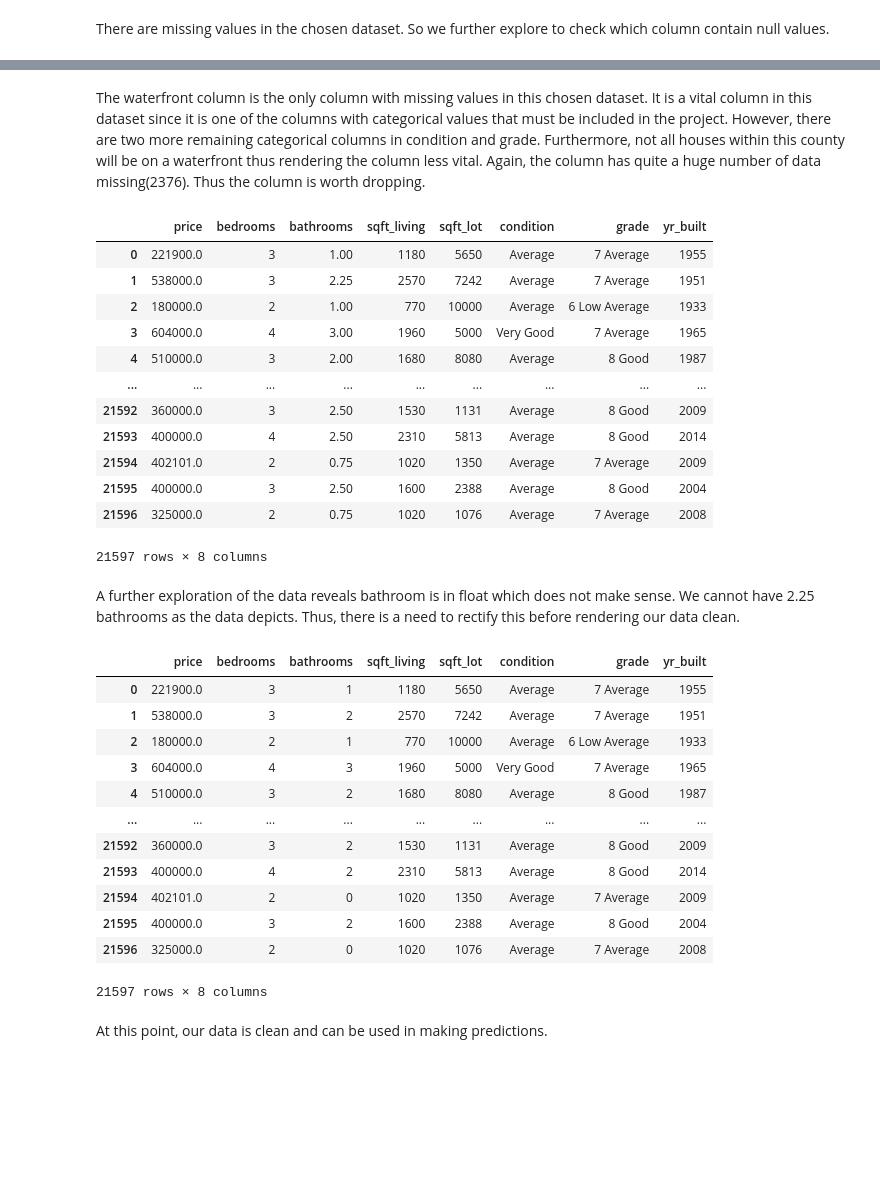
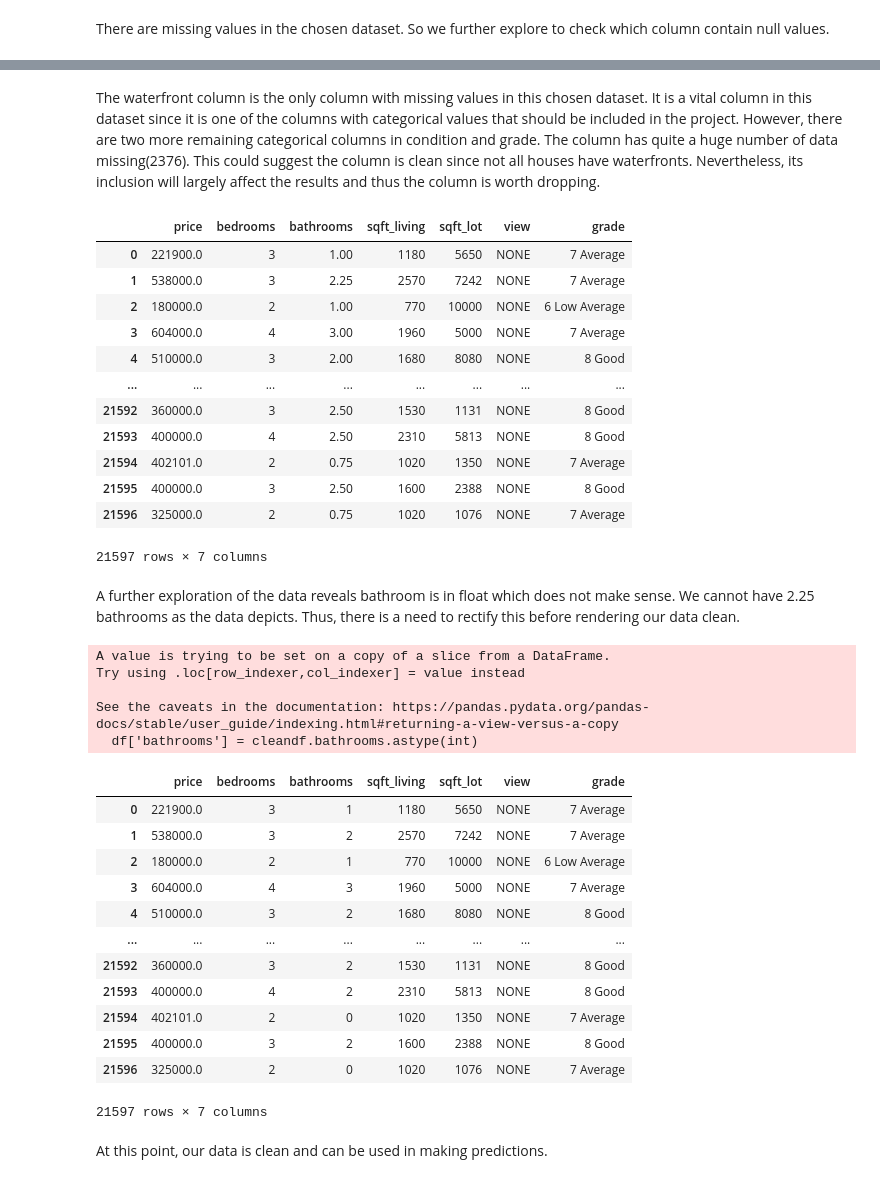
Before and after one commit to Bonnie10/Housing_Project, a Jupyter notebook: student.ipynb, the cells around one changed output, grey strips where cells are left out. Drawn from its saved outputs; the diff is of its cells as text; code cells hidden in the pictures; blank space fills up the shorter version.

```diff
--- a/student.ipynb
+++ b/student.ipynb
@@ -163,6 +135,6 @@ dtype: int64
 The waterfront and yr_renovated columns are worth dropping
 # %%
 # loading the relevant dataset
-df = data[['price' , 'bedrooms' , 'bathrooms' , 'sqft_living' , 'sqft_lot' , 'waterfront' , 'condition' , 'grade' , 'yr_built']]
+df = data[['price' , 'bedrooms' , 'bathrooms' , 'sqft_living' , 'sqft_lot' , 'view' , 'grade']]
 df.head()
 # %% [output]
@@ -221,43 +189,47 @@ yr_built          0
 dtype: int64
 # %% [markdown]
-The waterfront column is the only column with missing values in this chosen dataset. It is a vital column in this dataset since it is one of the columns with categorical values that must be included in the project. However, there are two more remaining categorical columns in condition and grade. Furthermore, not all houses within this county will be on a waterfront thus rendering the column less vital. Again, the column has quite a huge number of data missing(2376). Thus the column is worth dropping.
+The waterfront column is the only column with missing values in this chosen dataset. It is a vital column in this dataset since it is one of the columns with categorical values that should be included in the project. However, there are two more remaining categorical columns in condition and grade. The column has quite a huge number of data missing(2376). This could suggest the column is clean since not all houses have waterfronts. Nevertheless, its inclusion will largely affect the results and thus the column is worth dropping.
 # %%
 # dropping off the waterfront column
-cleandf = df.drop(['waterfront'], axis = 1)
-cleandf
+df
 # %% [output]
-|  | price | bedrooms | bathrooms | sqft_living | sqft_lot | condition | grade | yr_built |
-| 0 | 221900.0 | 3 | 1.00 | 1180 | 5650 | Average | 7 Average | 1955 |
-| 1 | 538000.0 | 3 | 2.25 | 2570 | 7242 | Average | 7 Average | 1951 |
-| 2 | 180000.0 | 2 | 1.00 | 770 | 10000 | Average | 6 Low Average | 1933 |
-| 3 | 604000.0 | 4 | 3.00 | 1960 | 5000 | Very Good | 7 Average | 1965 |
-| 4 | 510000.0 | 3 | 2.00 | 1680 | 8080 | Average | 8 Good | 1987 |
-| ... | ... | ... | ... | ... | ... | ... | ... | ... |
-| 21592 | 360000.0 | 3 | 2.50 | 1530 | 1131 | Average | 8 Good | 2009 |
-| 21593 | 400000.0 | 4 | 2.50 | 2310 | 5813 | Average | 8 Good | 2014 |
-| 21594 | 402101.0 | 2 | 0.75 | 1020 | 1350 | Average | 7 Average | 2009 |
-| 21595 | 400000.0 | 3 | 2.50 | 1600 | 2388 | Average | 8 Good | 2004 |
-| 21596 | 325000.0 | 2 | 0.75 | 1020 | 1076 | Average | 7 Average | 2008 |
+|  | price | bedrooms | bathrooms | sqft_living | sqft_lot | view | grade |
+| 0 | 221900.0 | 3 | 1.00 | 1180 | 5650 | NONE | 7 Average |
+| 1 | 538000.0 | 3 | 2.25 | 2570 | 7242 | NONE | 7 Average |
+| 2 | 180000.0 | 2 | 1.00 | 770 | 10000 | NONE | 6 Low Average |
+| 3 | 604000.0 | 4 | 3.00 | 1960 | 5000 | NONE | 7 Average |
+| 4 | 510000.0 | 3 | 2.00 | 1680 | 8080 | NONE | 8 Good |
+| ... | ... | ... | ... | ... | ... | ... | ... |
+| 21592 | 360000.0 | 3 | 2.50 | 1530 | 1131 | NONE | 8 Good |
+| 21593 | 400000.0 | 4 | 2.50 | 2310 | 5813 | NONE | 8 Good |
+| 21594 | 402101.0 | 2 | 0.75 | 1020 | 1350 | NONE | 7 Average |
+| 21595 | 400000.0 | 3 | 2.50 | 1600 | 2388 | NONE | 8 Good |
+| 21596 | 325000.0 | 2 | 0.75 | 1020 | 1076 | NONE | 7 Average |
-21597 rows × 8 columns
+21597 rows × 7 columns
 # %% [markdown]
 A further exploration of the data reveals bathroom is in float which does not make sense. We cannot have 2.25 bathrooms as the data depicts. Thus, there is a need to rectify this before rendering our data clean.
 # %%
-cleandf['bathrooms'] = cleandf.bathrooms.astype(int)
-cleandf
+df['bathrooms'] = cleandf.bathrooms.astype(int)
+df
 # %% [output]
+A value is trying to be set on a copy of a slice from a DataFrame.
+Try using .loc[row_indexer,col_indexer] = value instead
+
+See the caveats in the documentation: https://pandas.pydata.org/pandas-docs/stable/user_guide/indexing.html#returning-a-view-versus-a-copy
+  df['bathrooms'] = cleandf.bathrooms.astype(int)
-|  | price | bedrooms | bathrooms | sqft_living | sqft_lot | condition | grade | yr_built |
-| 0 | 221900.0 | 3 | 1 | 1180 | 5650 | Average | 7 Average | 1955 |
-| 1 | 538000.0 | 3 | 2 | 2570 | 7242 | Average | 7 Average | 1951 |
-| 2 | 180000.0 | 2 | 1 | 770 | 10000 | Average | 6 Low Average | 1933 |
-| 3 | 604000.0 | 4 | 3 | 1960 | 5000 | Very Good | 7 Average | 1965 |
-| 4 | 510000.0 | 3 | 2 | 1680 | 8080 | Average | 8 Good | 1987 |
-| ... | ... | ... | ... | ... | ... | ... | ... | ... |
-| 21592 | 360000.0 | 3 | 2 | 1530 | 1131 | Average | 8 Good | 2009 |
-| 21593 | 400000.0 | 4 | 2 | 2310 | 5813 | Average | 8 Good | 2014 |
-| 21594 | 402101.0 | 2 | 0 | 1020 | 1350 | Average | 7 Average | 2009 |
-| 21595 | 400000.0 | 3 | 2 | 1600 | 2388 | Average | 8 Good | 2004 |
-| 21596 | 325000.0 | 2 | 0 | 1020 | 1076 | Average | 7 Average | 2008 |
+|  | price | bedrooms | bathrooms | sqft_living | sqft_lot | view | grade |
+| 0 | 221900.0 | 3 | 1 | 1180 | 5650 | NONE | 7 Average |
+| 1 | 538000.0 | 3 | 2 | 2570 | 7242 | NONE | 7 Average |
+| 2 | 180000.0 | 2 | 1 | 770 | 10000 | NONE | 6 Low Average |
+| 3 | 604000.0 | 4 | 3 | 1960 | 5000 | NONE | 7 Average |
+| 4 | 510000.0 | 3 | 2 | 1680 | 8080 | NONE | 8 Good |
+| ... | ... | ... | ... | ... | ... | ... | ... |
+| 21592 | 360000.0 | 3 | 2 | 1530 | 1131 | NONE | 8 Good |
+| 21593 | 400000.0 | 4 | 2 | 2310 | 5813 | NONE | 8 Good |
+| 21594 | 402101.0 | 2 | 0 | 1020 | 1350 | NONE | 7 Average |
+| 21595 | 400000.0 | 3 | 2 | 1600 | 2388 | NONE | 8 Good |
+| 21596 | 325000.0 | 2 | 0 | 1020 | 1076 | NONE | 7 Average |
-21597 rows × 8 columns
+21597 rows × 7 columns
 # %% [markdown]
 At this point, our data is clean and can be used in making predictions.
 # %% [markdown]
```
Also changed, not shown: parts of 78 cells of this notebook.
